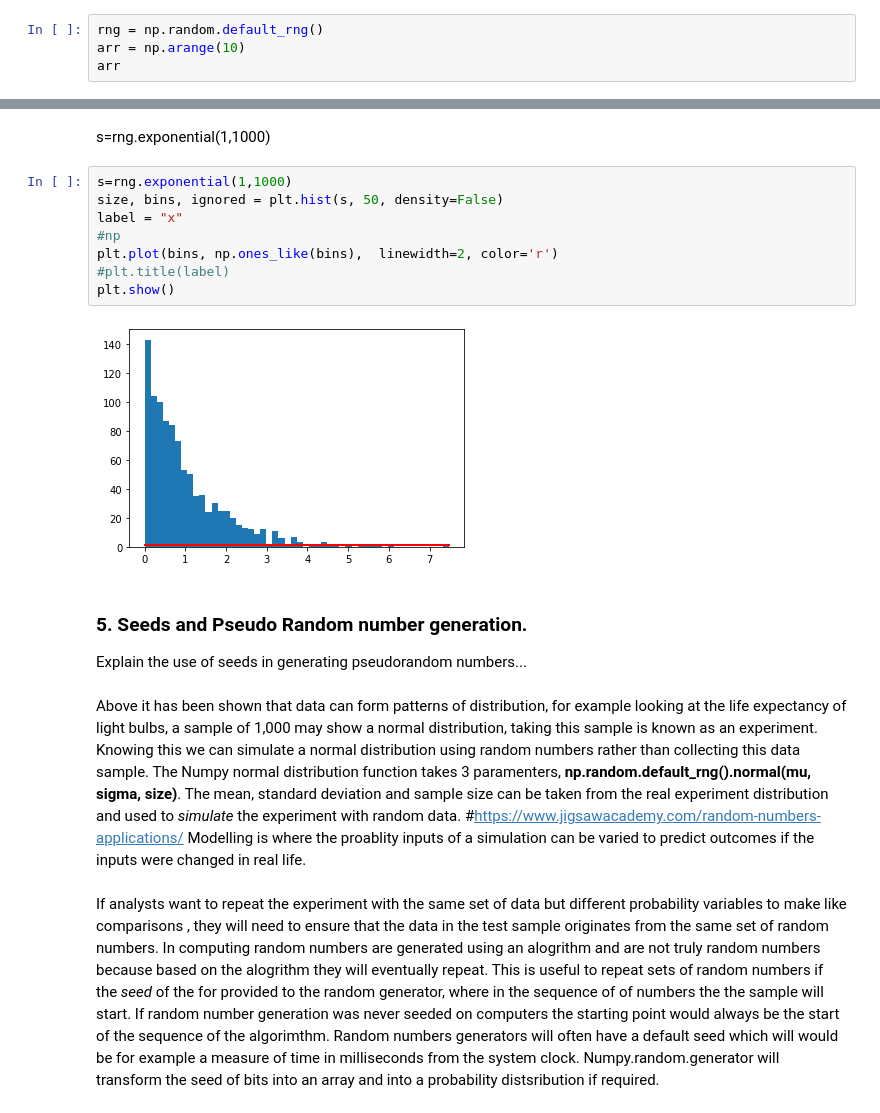
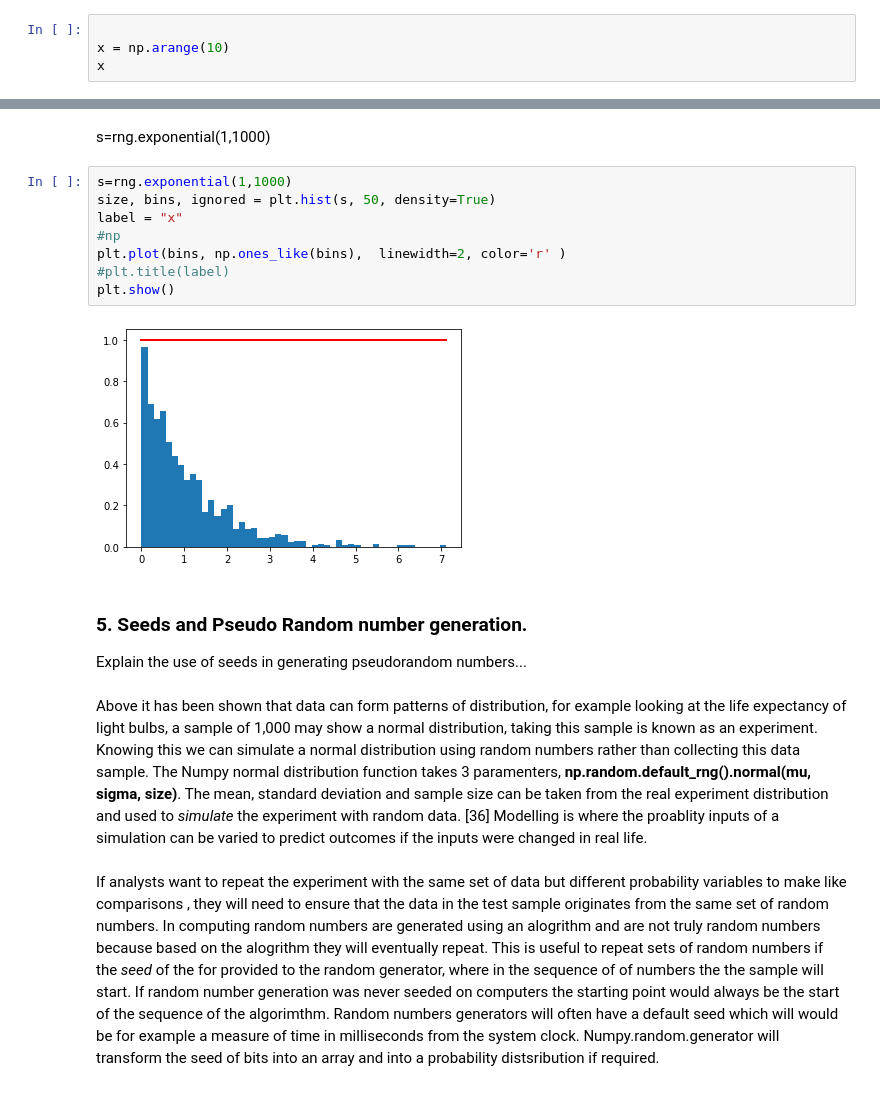
Before and after one commit to Jonish99/PDA-Assigment-One, a Jupyter notebook: numpy.ipynb, the cells around one changed output, grey strips where cells are left out. Cells and saved outputs as stored; diff of their text form.

```diff
--- a/numpy.ipynb
+++ b/numpy.ipynb
@@ -471,9 +475,9 @@ Permutation returns a value which can be assigned to a new variable.
 # %% [markdown]
 ##### <strong>Example 3.2.1</strong>Shuffle the value in a 1 dimension array.
 # %%
-rng = np.random.default_rng()
-arr = np.arange(10)
-arr
+
+x = np.arange(10)
+x
 # %% [output]
 array([0, 1, 2, 3, 4, 5, 6, 7, 8, 9])
 # %%
@@ -832,21 +851,20 @@ plt.show
 s=rng.exponential(1,1000)
 # %%
 s=rng.exponential(1,1000)
-size, bins, ignored = plt.hist(s, 50, density=False)
+size, bins, ignored = plt.hist(s, 50, density=True)
 label = "x"
 #np
-plt.plot(bins, np.ones_like(bins),  linewidth=2, color='r')
+plt.plot(bins, np.ones_like(bins),  linewidth=2, color='r' )
 #plt.title(label)
 plt.show()
 # %% [output]
-[figure, old version]
+[figure, new version]
 # %% [markdown]
 ### <Strong>5. Seeds and Pseudo Random number generation.</Strong>
 Explain the use of seeds in generating pseudorandom numbers...
 # %% [markdown]
 Above it has been shown that data can form patterns of distribution, for example looking at the life expectancy of light bulbs, a sample of 1,000 may show a normal distribution, taking this sample is known as an experiment. Knowing this we can simulate a normal distribution using random numbers rather than collecting this
-data sample. The Numpy normal distribution function takes 3 paramenters, **np.random.default_rng().normal(mu, sigma, size)**. The mean, standard deviation and sample size can be taken from the real experiment distribution and used to *simulate* the experiment with random data.
-#https://www.jigsawacademy.com/random-numbers-applications/
+data sample. The Numpy normal distribution function takes 3 paramenters, **np.random.default_rng().normal(mu, sigma, size)**. The mean, standard deviation and sample size can be taken from the real experiment distribution and used to *simulate* the experiment with random data. [36]
 Modelling is where the  proablity inputs of a simulation can be varied to predict outcomes if the inputs were changed in real life.
 # %% [markdown]
 If analysts want to repeat the experiment with the same set of data but different probability variables to make like comparisons , they will need to ensure that the data in the test sample originates from the same set of random numbers. In computing random numbers are generated using an alogrithm and are not truly random numbers because based on the alogrithm they will eventually repeat. This is useful to repeat sets of random numbers if the *seed* of the for provided to the random generator, where in the sequence of of numbers the the sample will start. If random number generation was never seeded on computers the starting point would always be the start of the sequence of the algorimthm. Random numbers generators will often have a default seed which will would be for example a measure of time in milliseconds from the system clock. Numpy.random.generator will transform the seed of bits into an array and into a probability distsribution if required.
```
Also changed, not shown: parts of 76 cells of this notebook.
